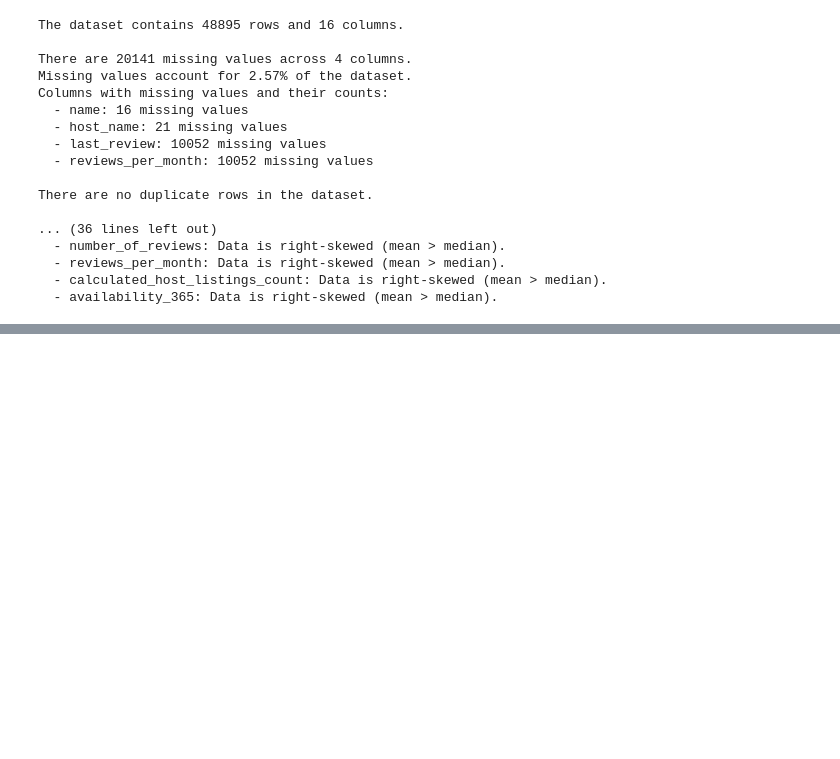
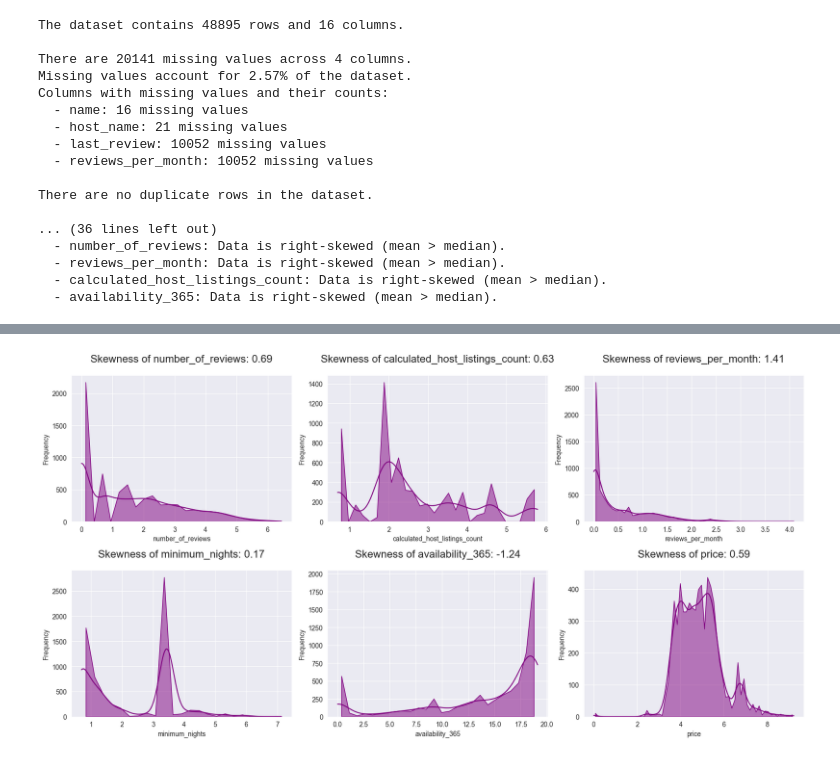
Before and after one commit to pandey-rakshit/Airbnb_nyc_analysis, a Jupyter notebook: Airbnb_analysis.ipynb, the cells around one changed output, grey strips where cells are left out. Cells and saved outputs as stored; diff of their text form; code cells hidden in the pictures; blank space fills up the shorter version.

```diff
--- a/Airbnb_analysis.ipynb
+++ b/Airbnb_analysis.ipynb
@@ -848,0 +1134,4 @@ calculated_host_listings_count  7.933174
+# %%
+skewness = analyze_skewness(outlier_df, filter_column)
+# %% [output]
+[figure, added]
```
Also changed, not shown: parts of 50 cells of this notebook.
